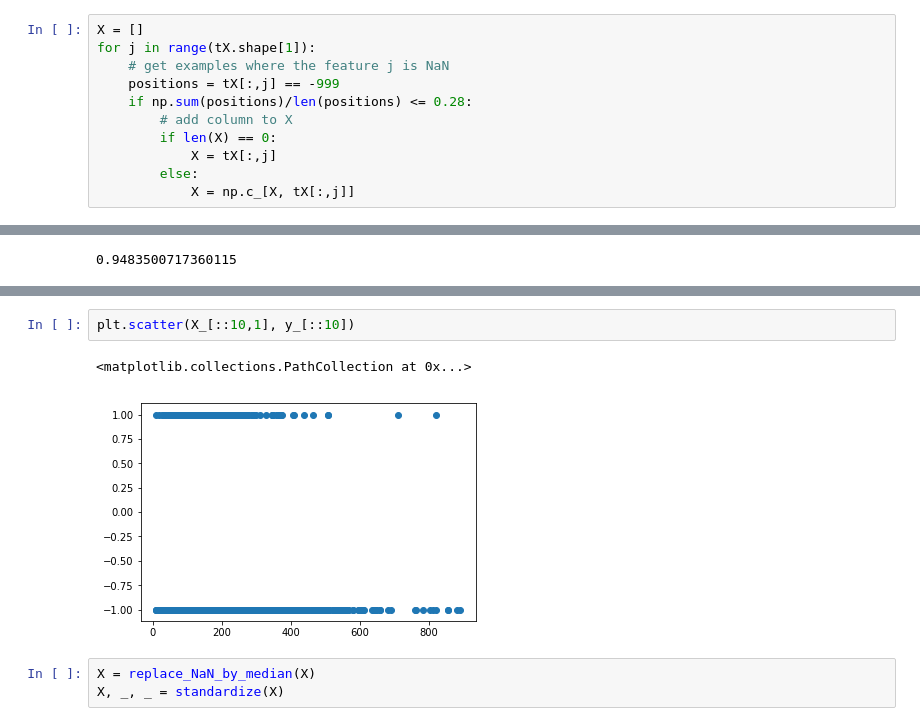
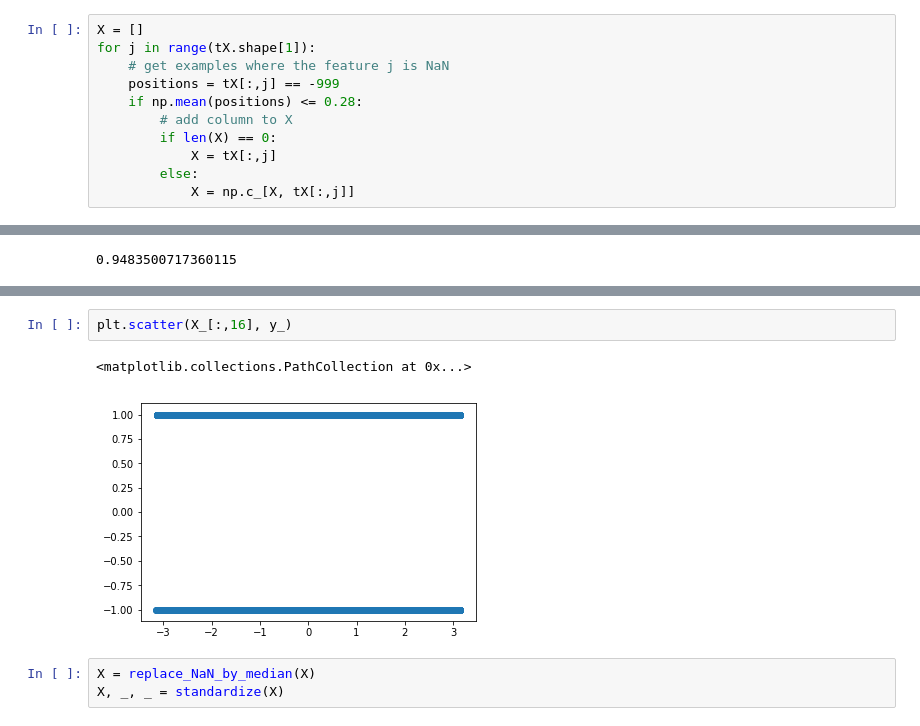
Before and after one commit to amvjakob/epfl-ml-project1, a Jupyter notebook: scripts/project1.ipynb, the cells around one changed output, grey strips where cells are left out. Cells and saved outputs as stored; diff of their text form.

```diff
--- a/scripts/project1.ipynb
+++ b/scripts/project1.ipynb
@@ -41,7 +81,7 @@ X = []
 for j in range(tX.shape[1]):
     # get examples where the feature j is NaN
     positions = tX[:,j] == -999
-    if np.sum(positions)/len(positions) <= 0.28:
+    if np.mean(positions) <= 0.28:
         # add column to X
         if len(X) == 0:
             X = tX[:,j]
@@ -61,8 +120,8 @@ np.mean(y_[X_[:,1] >= 400] == -1)
 # %%
-plt.scatter(X_[::10,1], y_[::10])
+plt.scatter(X_[:,16], y_)
 # %% [output]
 <matplotlib.collections.PathCollection at 0x...>
-[figure, old version]
+[figure, new version]
 # %%
 X = replace_NaN_by_median(X)
 X, _, _ = standardize(X)
```
Also changed, not shown: parts of 7 cells of this notebook, 2 other files.
